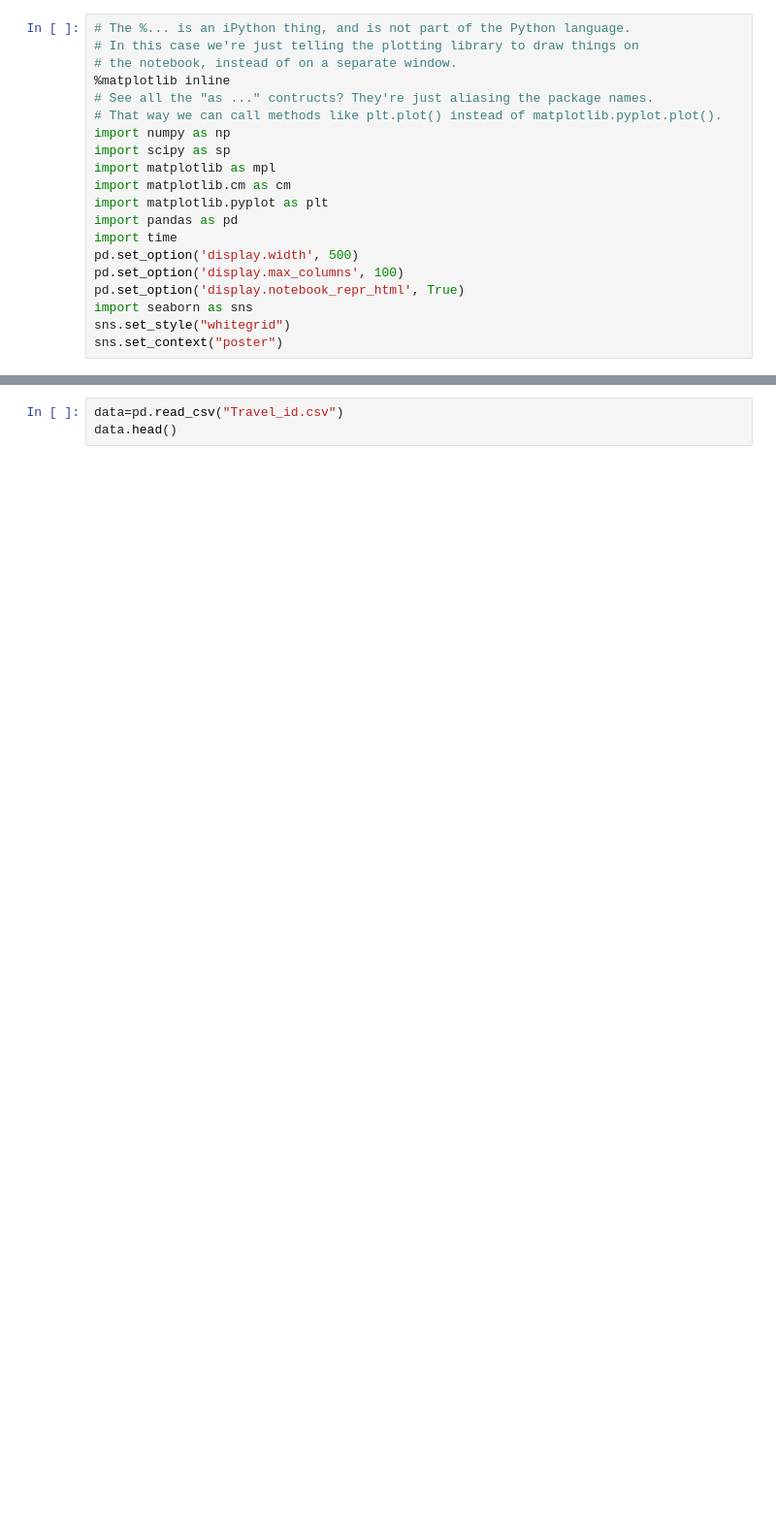
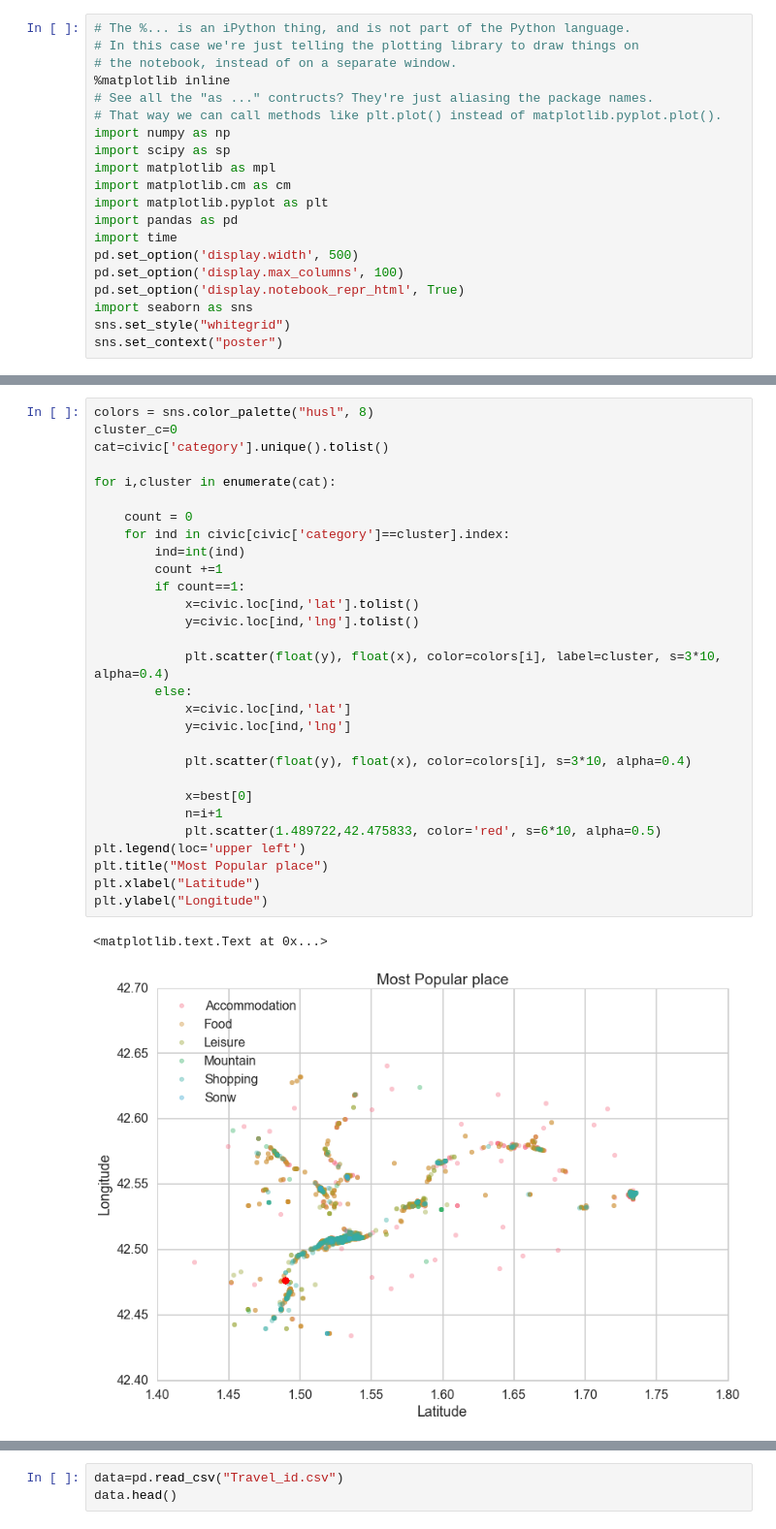
Before and after one commit to Firenze11/location_intelligence, a Jupyter notebook: Final Project-Part3.ipynb, the cells around one changed output, grey strips where cells are left out. Shown: that part at 97% size. Drawn from its saved outputs; the diff is of its cells as text; blank space fills up the shorter version.

```diff
--- a/Final Project-Part3.ipynb
+++ b/Final Project-Part3.ipynb
@@ -22,0 +73,32 @@ All of the data we have
+# %%
+colors = sns.color_palette("husl", 8)
+cluster_c=0
+cat=civic['category'].unique().tolist()
+
+for i,cluster in enumerate(cat):
+
+    count = 0
+    for ind in civic[civic['category']==cluster].index:
+        ind=int(ind)
+        count +=1
+        if count==1:
+            x=civic.loc[ind,'lat'].tolist()
+            y=civic.loc[ind,'lng'].tolist()
+
+            plt.scatter(float(y), float(x), color=colors[i], label=cluster, s=3*10, alpha=0.4)
+        else:
+            x=civic.loc[ind,'lat']
+            y=civic.loc[ind,'lng']
+
+            plt.scatter(float(y), float(x), color=colors[i], s=3*10, alpha=0.4)
+
+            x=best[0]
+            n=i+1
+            plt.scatter(1.489722,42.475833, color='red', s=6*10, alpha=0.5)
+plt.legend(loc='upper left')
+plt.title("Most Popular place")
+plt.xlabel("Latitude")
+plt.ylabel("Longitude")
+# %% [output]
+<matplotlib.text.Text at 0x...>
+[figure, added]
```
Also changed, not shown: parts of 12 cells of this notebook.
